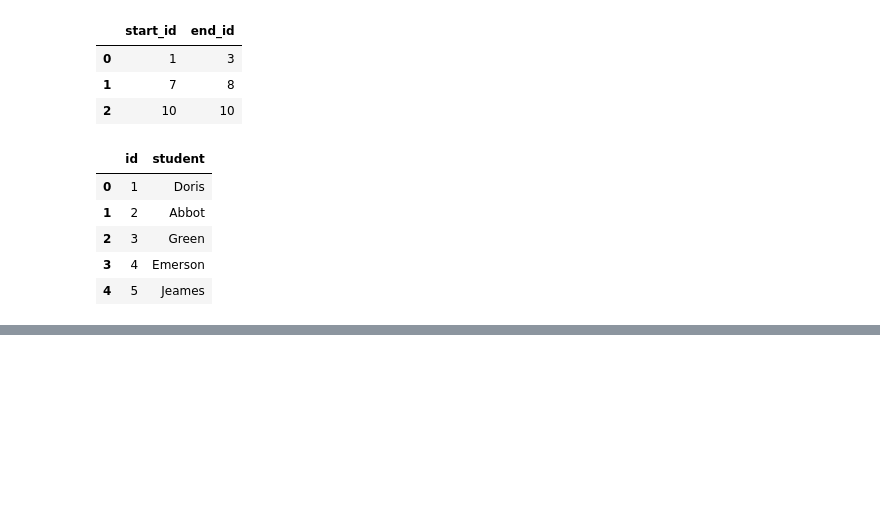
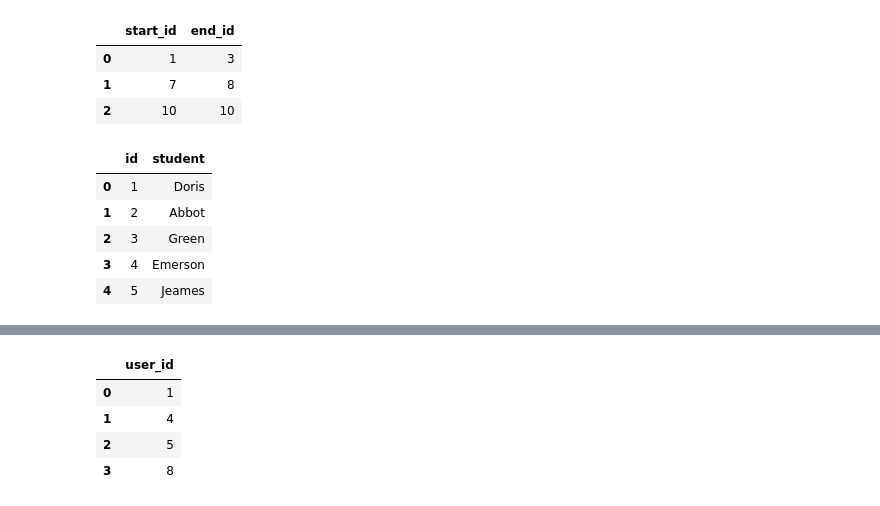
Before and after one commit to baxt1or/leetcode_database_problems, a Jupyter notebook: leetcode_sql_premium.ipynb, the cells around one changed output, grey strips where cells are left out. Saved outputs shown, nothing was run; the diff lists cells and outputs as text; code cells hidden in the pictures; blank space fills up the shorter version.

```diff
--- a/leetcode_sql_premium.ipynb
+++ b/leetcode_sql_premium.ipynb
@@ -6794,0 +6919,40 @@ make_select(query)
+# %%
+data = [[8, 4, '2021-08-24 17:46:07'], [4, 8, '2021-08-24 19:57:13'], [5, 1, '2021-08-11 05:28:44'], [8, 3, '2021-08-17 04:04:15'], [11, 3, '2021-08-17 13:07:00'], [8, 11, '2021-08-17 22:22:22']]
+calls = pd.DataFrame(data, columns=['caller_id', 'recipient_id', 'call_time']).astype({'caller_id':'Int64', 'recipient_id':'Int64', 'call_time':'datetime64[ns]'})
+
+
+
+query = """
+
+WITH cte AS (SELECT caller_id, recipient_id, DATE(call_time) AS date, call_time FROM calls
+UNION
+SELECT recipient_id,caller_id, DATE(call_time) AS date , call_time FROM calls),
+
+cte2 AS (SELECT
+*,
+MIN(call_time) OVER(PARTITION BY caller_id, date) AS first_day,
+MAX(call_time) OVER(PARTITION BY caller_id, date) AS last_day
+FROM cte),
+
+final AS (SELECT
+caller_id,
+date,
+MAX(CASE WHEN call_time = first_day THEN recipient_id END) AS kk,
+MAX(CASE WHEN call_time = last_day THEN recipient_id END) AS kk2
+FROM cte2
+GROUP BY 1, 2)
+
+SELECT
+DISTINCT caller_id AS user_id
+FROM final
+WHERE kk = kk2
+
+"""
+
+make_select(query)
+# %% [output]
+|  | user_id |
+| 0 | 1 |
+| 1 | 4 |
+| 2 | 5 |
+| 3 | 8 |
```
Also changed, not shown: parts of 4 cells of this notebook, 1 other file.
